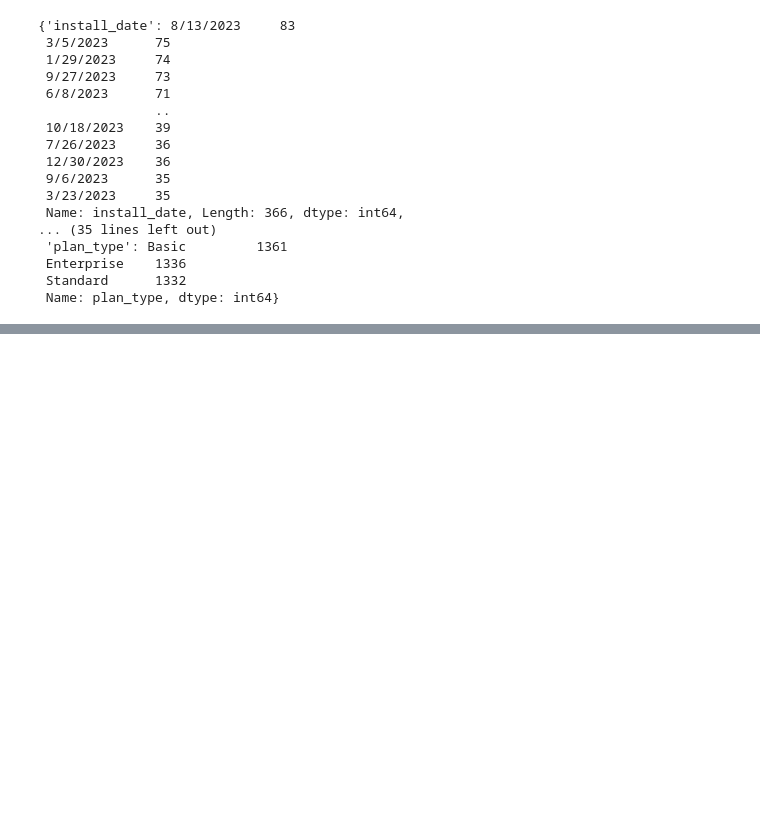
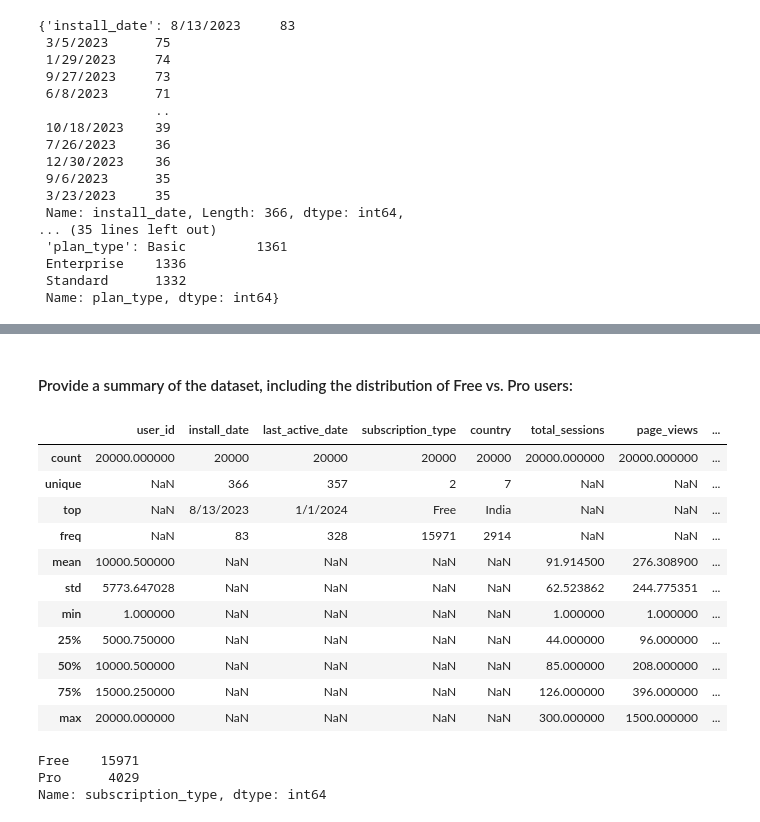
Before and after one commit to Saheebtareque/Data_Analyst_Assignment, a Jupyter notebook: Data_Analysis.ipynb, the cells around one changed output, grey strips where cells are left out. Drawn from its saved outputs; the diff is of its cells as text; code cells hidden in the pictures; blank space fills up the shorter version.

```diff
--- a/Data_Analysis.ipynb
+++ b/Data_Analysis.ipynb
@@ -119,0 +126,10 @@ inconsistencies
+# %%
+# Filling rows where 'pro_upgrade_date' or 'plan_type' are missing:
+df.fillna(0, inplace=True)
+df
+# # Ensure that the data is cleaned properly by checking for missing values:
+# missing_values = df.isnull().sum()
+
+# # Display the cleaned data and missing values summary:
+# print("Missing Values After Cleaning:")
+# missing_values
@@ -119,0 +166,24 @@ inconsistencies
+# %% [markdown]
+#### Provide a summary of the dataset, including the distribution of Free vs. Pro users:
+# %%
+df.describe(include='all')
+# %% [output]
+|  | user_id | install_date | last_active_date | subscription_type | country | total_sessions | page_views | ... |
+| count | 20000.000000 | 20000 | 20000 | 20000 | 20000 | 20000.000000 | 20000.000000 | ... |
+| unique | NaN | 366 | 357 | 2 | 7 | NaN | NaN | ... |
+| top | NaN | 8/13/2023 | 1/1/2024 | Free | India | NaN | NaN | ... |
+| freq | NaN | 83 | 328 | 15971 | 2914 | NaN | NaN | ... |
+| mean | 10000.500000 | NaN | NaN | NaN | NaN | 91.914500 | 276.308900 | ... |
+| std | 5773.647028 | NaN | NaN | NaN | NaN | 62.523862 | 244.775351 | ... |
+| min | 1.000000 | NaN | NaN | NaN | NaN | 1.000000 | 1.000000 | ... |
+| 25% | 5000.750000 | NaN | NaN | NaN | NaN | 44.000000 | 96.000000 | ... |
+| 50% | 10000.500000 | NaN | NaN | NaN | NaN | 85.000000 | 208.000000 | ... |
+| 75% | 15000.250000 | NaN | NaN | NaN | NaN | 126.000000 | 396.000000 | ... |
+| max | 20000.000000 | NaN | NaN | NaN | NaN | 300.000000 | 1500.000000 | ... |
+# %%
+subscription_distribution = df['subscription_type'].value_counts()
+subscription_distribution
+# %% [output]
+Free    15971
+Pro      4029
+Name: subscription_type, dtype: int64
```
Also changed, not shown: parts of 3 cells of this notebook.
